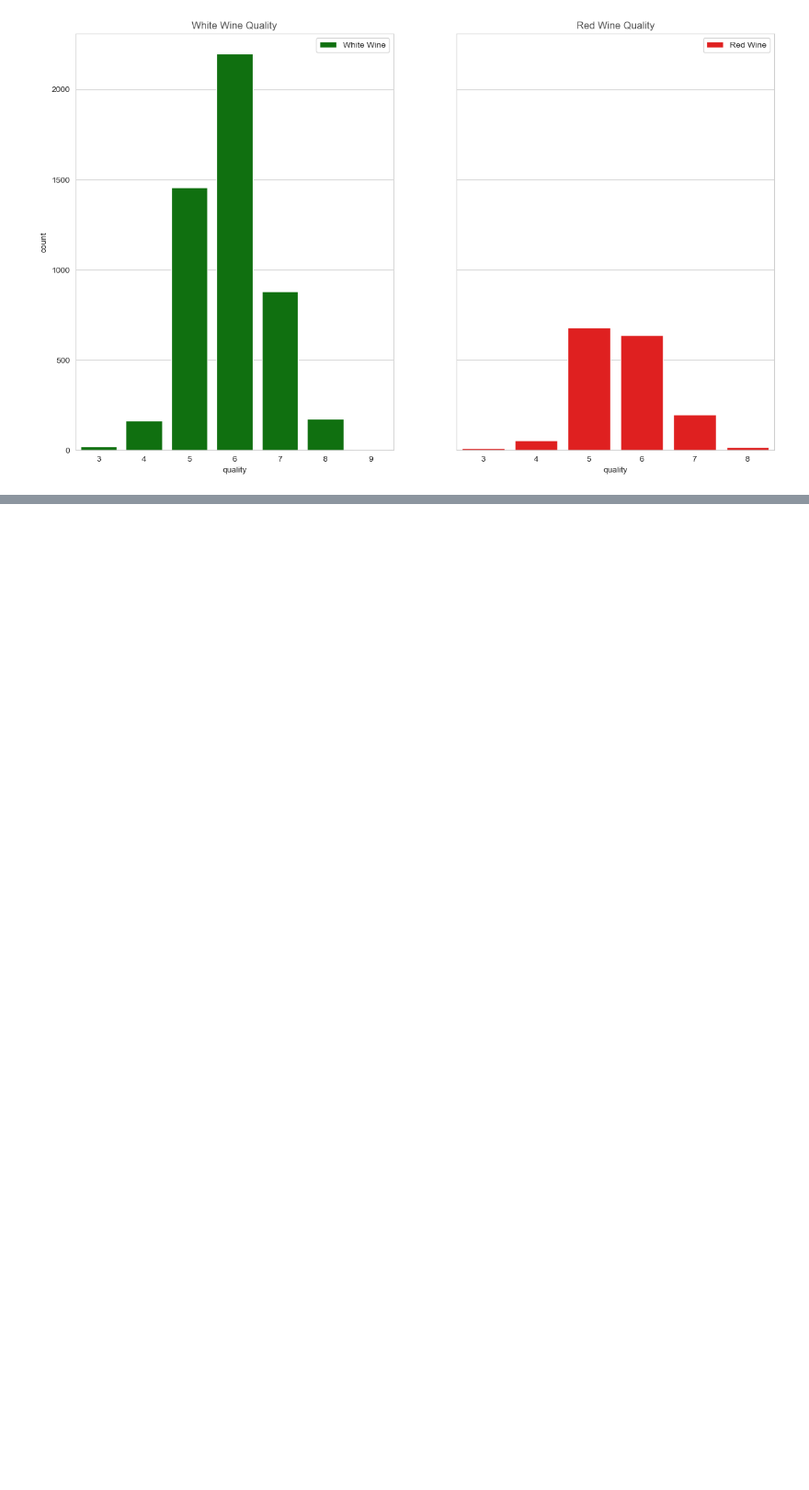
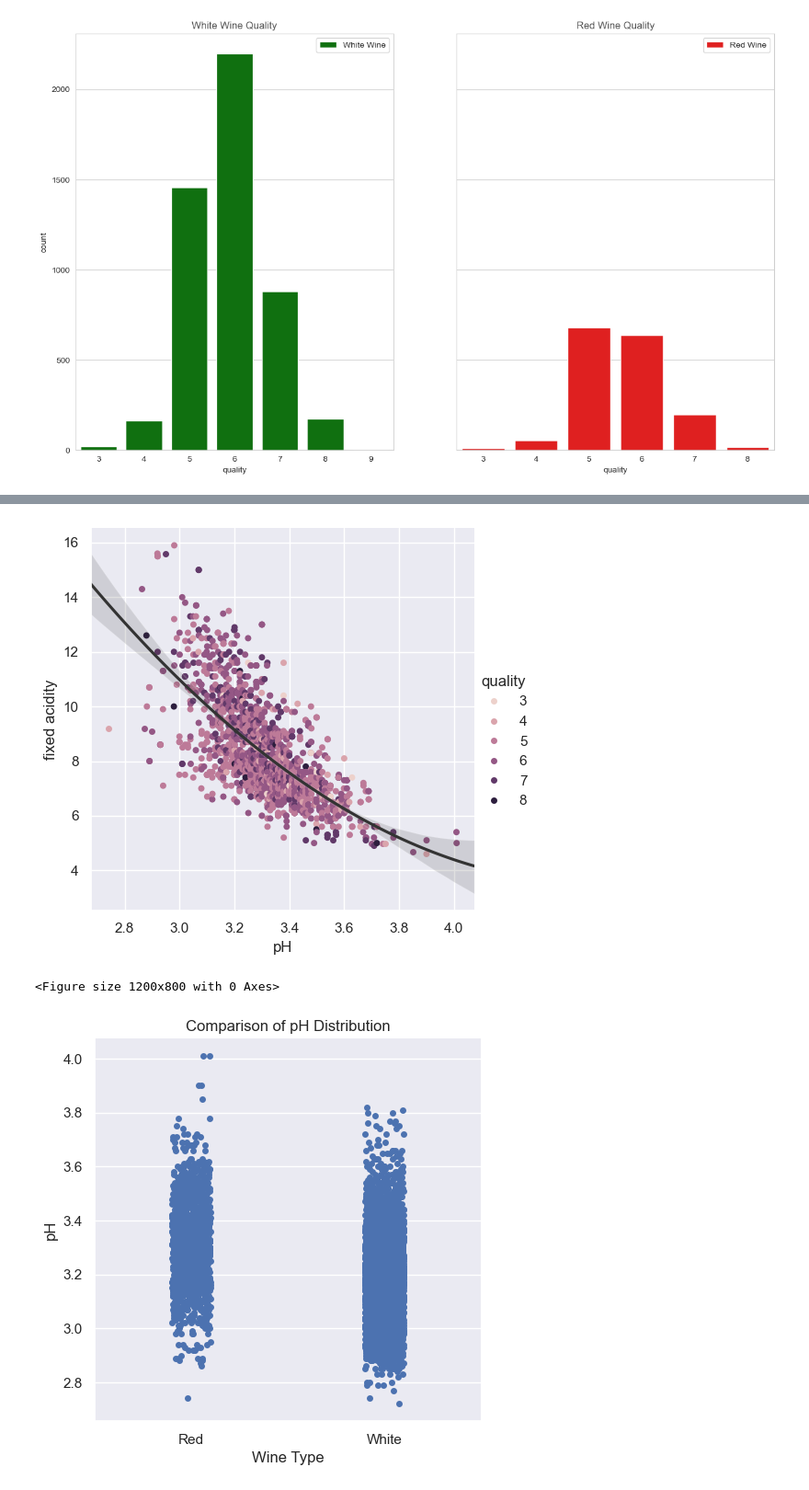
Before and after one commit to Sudha25a/Projects-2, a Jupyter notebook: wine_project.ipynb, the cells around one changed output, grey strips where cells are left out. Shown at 92% size. Saved outputs shown, nothing was run; the diff lists cells and outputs as text; code cells hidden in the pictures; blank space fills up the shorter version.

```diff
--- a/wine_project.ipynb
+++ b/wine_project.ipynb
@@ -469,0 +478,16 @@ plt.show()
+# %%
+sns.set_theme()
+
+sns.catplot(data=Redwine, x="pH", y="fixed acidity", hue="quality",native_scale=True, zorder=1)
+sns.regplot(data=Redwine, x="pH", y="fixed acidity",scatter=False, truncate=False, order=2, color=".2")
+
+plt.figure(figsize=(12,8))
+sns.catplot(x='wine_type', y='pH', data=pd.concat([Redwine.assign(wine_type='Red'), Whitewine.assign(wine_type='White')]))
+plt.title('Comparison of pH Distribution')
+plt.xlabel('Wine Type')
+plt.ylabel('pH')
+plt.show()
+# %% [output]
+[figure, added]
+<Figure size 1200x800 with 0 Axes>
+[figure, added]
```
Also changed, not shown: parts of 3 cells of this notebook, 3 other files.
